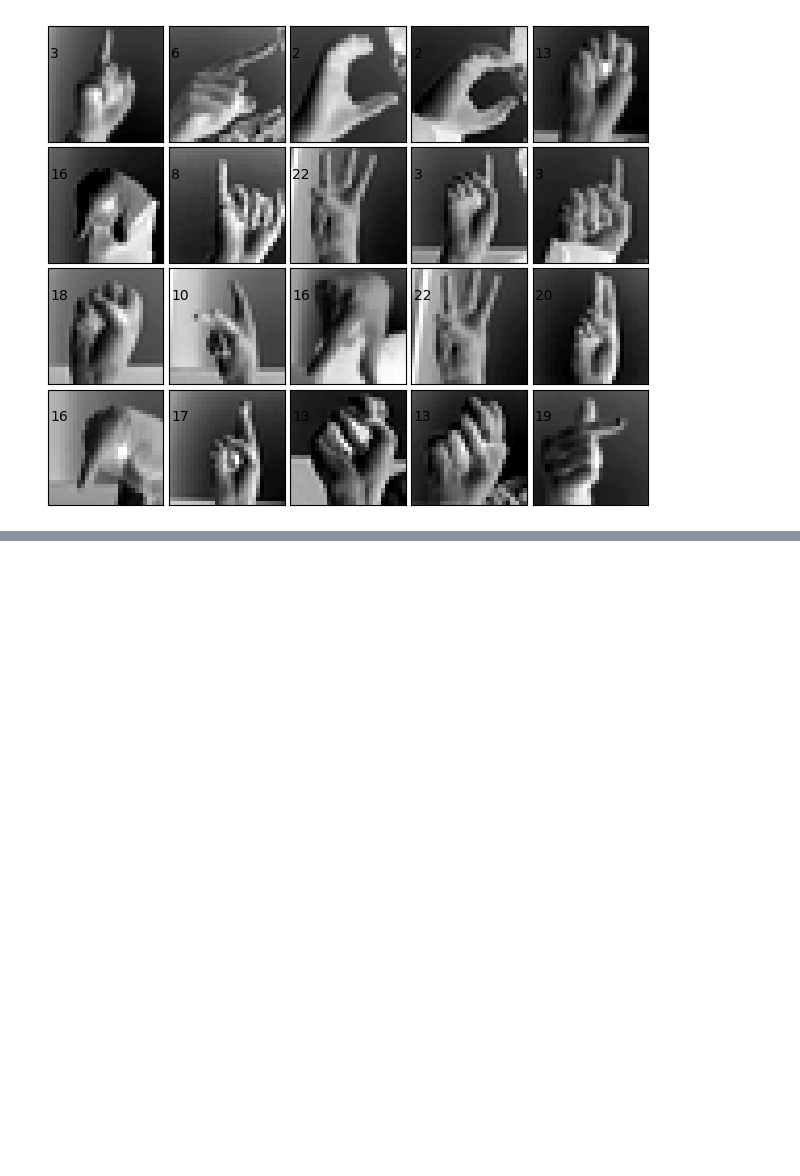
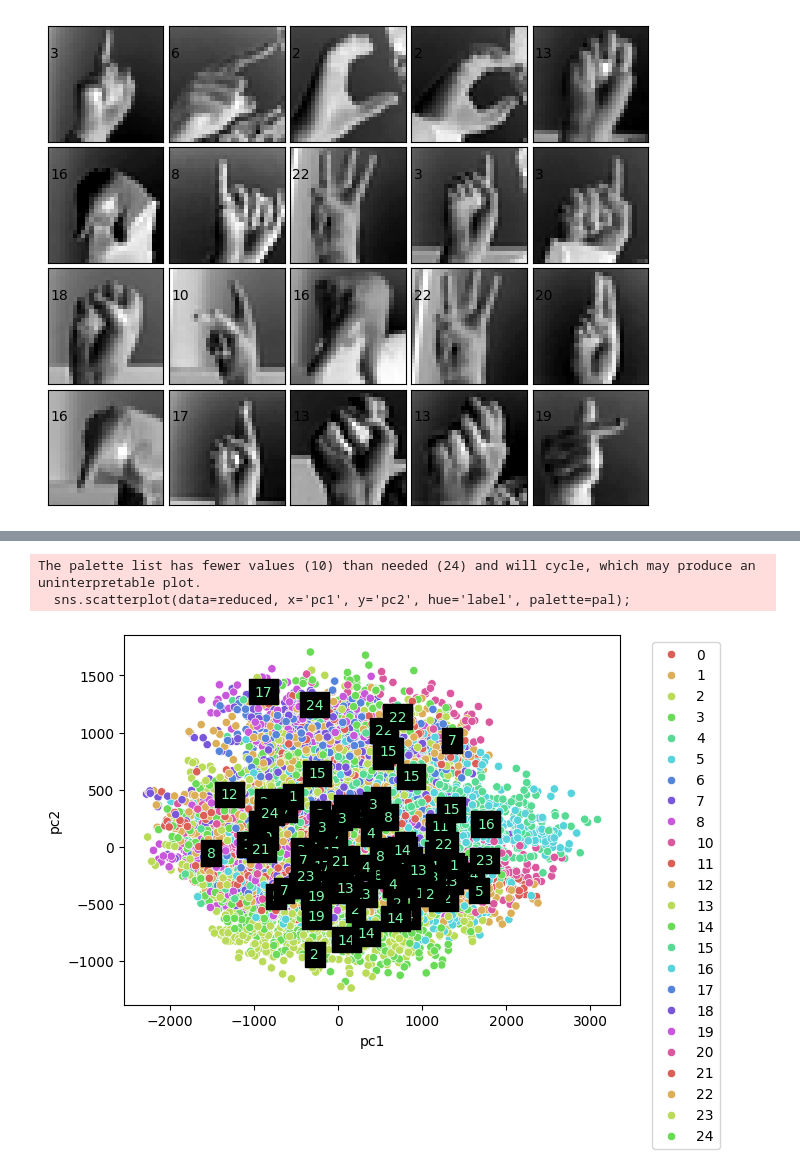
Before and after one commit to albracher/COGS-118B-Final-Project-Template-, a Jupyter notebook: analysis.ipynb, the cells around one changed output, grey strips where cells are left out. Saved outputs shown, nothing was run; the diff lists cells and outputs as text; code cells hidden in the pictures; blank space fills up the shorter version.

```diff
--- a/analysis.ipynb
+++ b/analysis.ipynb
@@ -174,0 +190,12 @@ for i in range(20):
+# %%
+pca = PCA(n_components=2)
+kpca = KernelPCA(n_components=2, kernel='linear', gamma=1e-10, degree=3, eigen_solver='randomized')
+lda = LinearDiscriminantAnalysis(n_components=2)
+scaler = StandardScaler() # other choices are available!!
+
+dataset = train_data
+target = train.label
+scaled = scaler.fit_transform(dataset)
+preproc = pd.DataFrame(scaled, columns=scaler.get_feature_names_out())
+
+preproc
@@ -174,0 +216,16 @@ for i in range(20):
+# %%
+# sklearn pca DOES automatically 0-center inputs but does NOT scale
+# note that particularly for kernelPCA we need to sample a subset of the dataset
+# because kernelPCA builds a NxN matrix which is very computationally expensive
+
+red = pca.fit_transform(dataset)
+# or try any of the following
+# red = pca.fit_transform(preproc)
+# red = kpca.fit_transform(dataset.sample(5000)) # adjust subsampling according to dataset!
+# red = kpca.fit_transform(preproc.sample(5000)) # adjust subsampling according to dataset!
+# red = lda.fit_transform(dataset, target)
+# red = lda.fit_transform(preproc, target)
+
+
+reduced = pd.DataFrame(red, columns=['pc1','pc2']).join(target)
+reduced
@@ -174,0 +246,15 @@ for i in range(20):
+# %%
+sns.scatterplot(data=reduced, x='pc1', y='pc2', hue='label', palette=pal);
+plt.legend(bbox_to_anchor=(1.05, 1.0), loc='upper left');
+
+labelit=True
+if labelit:
+    np.random.seed(777)
+    rsamp = reduced.sample(100)
+    for i in range(rsamp.shape[0]):
+        # label the image with the target value
+        plt.text(rsamp.iloc[i, 0], rsamp.iloc[i, 1], str(rsamp.iloc[i,2]), color='xkcd:seafoam', backgroundcolor='k')
+# %% [output]
+The palette list has fewer values (10) than needed (24) and will cycle, which may produce an uninterpretable plot.
+  sns.scatterplot(data=reduced, x='pc1', y='pc2', hue='label', palette=pal);
+[figure, added]
```
Also changed, not shown: parts of 15 cells of this notebook, 3 other files.
